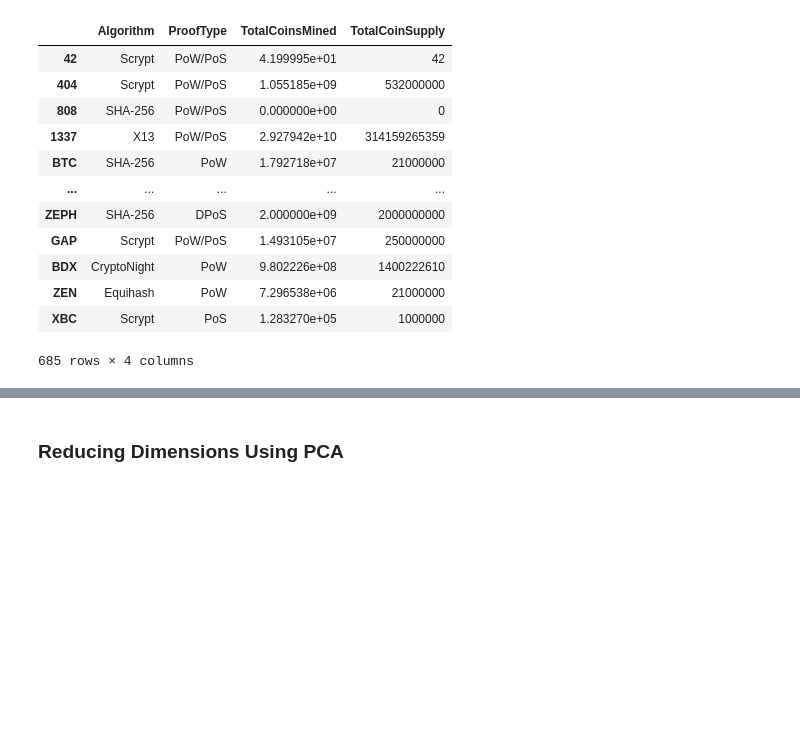
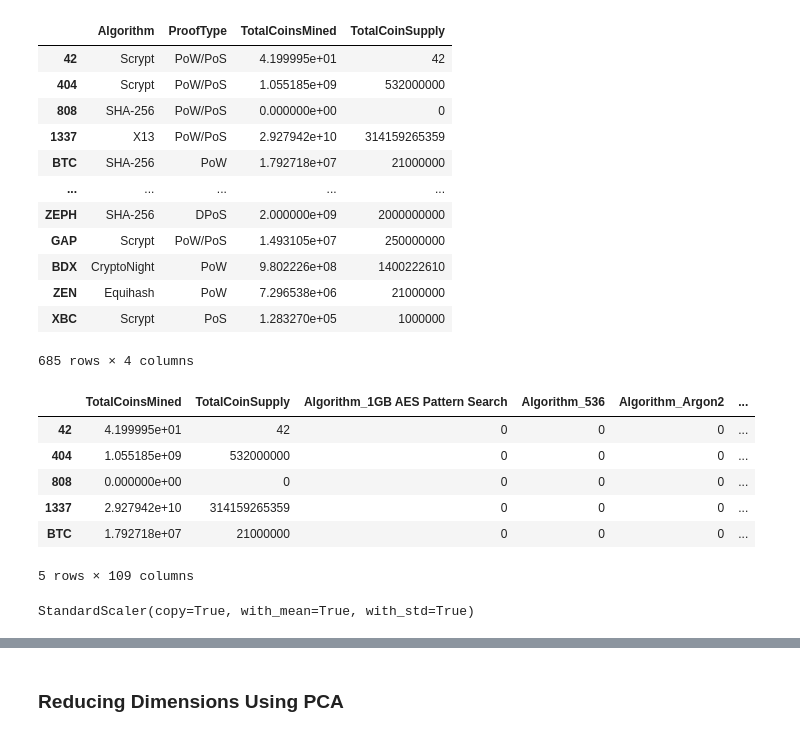
Before and after one commit to Kmaldonado18/unit13-challenge, a Jupyter notebook: Starter_Files/crypto_clustering.ipynb, the cells around one changed output, grey strips where cells are left out. Drawn from its saved outputs; the diff is of its cells as text; code cells hidden in the pictures; blank space fills up the shorter version.

Commit message:
standardize the data

```diff
--- a/Starter_Files/crypto_clustering.ipynb
+++ b/Starter_Files/crypto_clustering.ipynb
@@ -109,0 +108,4 @@ crypto_df.dropna()
+# %%
+# Keep only cryptocurrencies with a working algorithm
+crypto_df = crypto_df.dropna(subset=['Algorithm'])
+crypto_df.tail()
@@ -169,3 +178,13 @@ crypto_df
 685 rows × 4 columns
 # %%
 # Create dummies variables for text features
+crypto_binary_encoded = pd.get_dummies(crypto_df, columns=["Algorithm", "ProofType"])
+crypto_binary_encoded.head()
+# %% [output]
+|  | TotalCoinsMined | TotalCoinSupply | Algorithm_1GB AES Pattern Search | Algorithm_536 | Algorithm_Argon2 | ... |
+| 42 | 4.199995e+01 | 42 | 0 | 0 | 0 | ... |
+| 404 | 1.055185e+09 | 532000000 | 0 | 0 | 0 | ... |
+| 808 | 0.000000e+00 | 0 | 0 | 0 | 0 | ... |
+| 1337 | 2.927942e+10 | 314159265359 | 0 | 0 | 0 | ... |
+| BTC | 1.792718e+07 | 21000000 | 0 | 0 | 0 | ... |
+5 rows × 109 columns
@@ -173,0 +199,5 @@ crypto_df
+# %%
+# Fitting the scaler
+data_scaler.fit(crypto_binary_encoded)
+# %% [output]
+StandardScaler(copy=True, with_mean=True, with_std=True)
```
Also changed, not shown: parts of 6 cells of this notebook, 1 other file.
